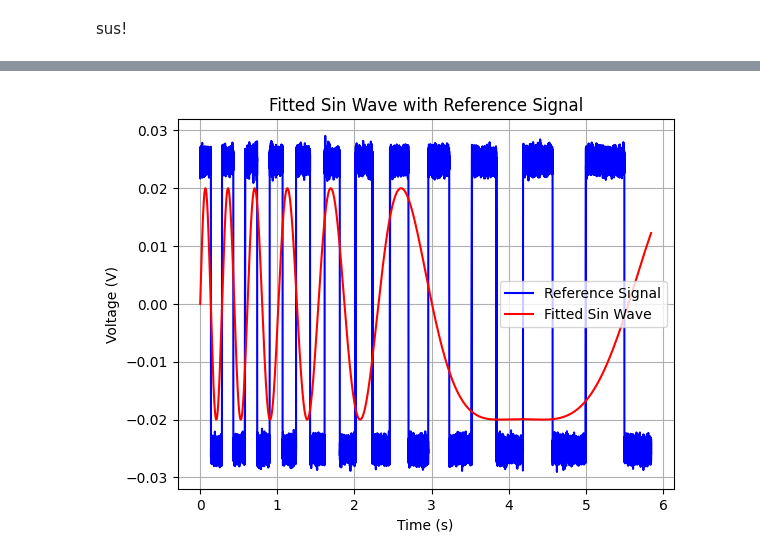
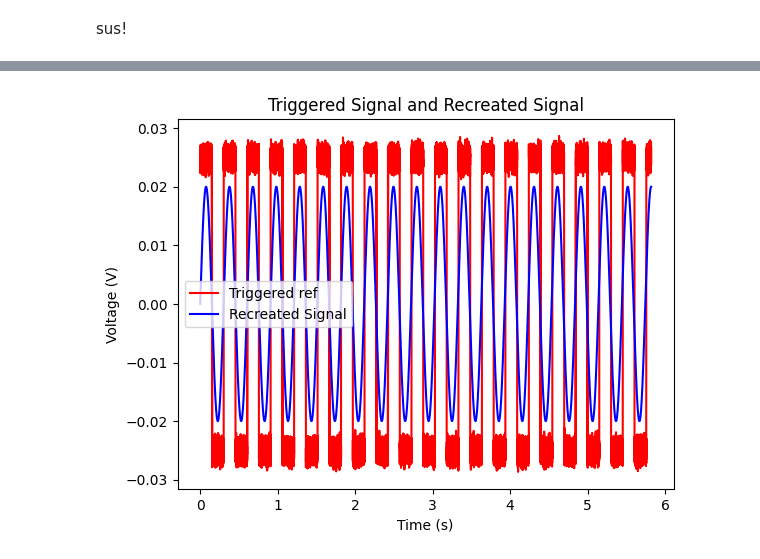
Before and after one commit to AdhilshaA/Lockin_expeyes, a Jupyter notebook: codes/sq_to_sin_virtual.ipynb, the cells around one changed output, grey strips where cells are left out. Drawn from its saved outputs; the diff is of its cells as text; code cells hidden in the pictures.

```diff
--- a/codes/sq_to_sin_virtual.ipynb
+++ b/codes/sq_to_sin_virtual.ipynb
@@ -27,13 +42,9 @@ plt.show()
 # %%
-# creating a sin wave with the frequency array
-y = 0.01*np.sin(2 * np.pi * f * t) + 0.0275
-
-# adding some noise to the signal
-y_noise = y + 0.001 * np.random.normal(size=t.size)
-
-# plot the signal
-plt.plot(t, y_noise, 'g',label='Noisy Signal')
-plt.plot(t, y, 'r',label='Original Signal')
+# plotting the current signal and the reference signal
+plt.plot(t, y, 'g',label='Noisy Signal')
+# plt.plot(t, y, 'r',label='Original Signal')
+plt.plot(t, y_square, 'b',label='Noisy Reference')
+# plt.plot(t, y_square, 'y',label='Original Reference')
 plt.title('Signal vs Time')
 plt.xlabel('Time (s)')
 plt.ylabel('Amplitude')
@@ -90,5 +56,7 @@ N_sample = 120000 # number of samples
 # %%
 # finding the first rise index and further indices where reference signal gradiant changes
+ref_data = np.array([t, y_square])
+sig_data = np.array([t, y])
 
 ref_sig_max = np.max(ref_data[1])
 ref_sig_min = np.min(ref_data[1])
@@ -168,0 +117,12 @@ plt.show()
+# %%
+# finding the frequency of the triggered square wave using the fft
+# yf = fft(triggered_ref)
+# xf = fftfreq(len(triggered_ref), 1 / freq_sampling)
+# freq = xf[np.argmax(np.abs(yf))]
+# print('Frequency of the triggered square wave:', freq, 'Hz')
+
+# fft on the original reference signal
+yf = fft(y_square)[1:]
+xf = fftfreq(N_sample, 1 / freq_sampling)[1:]
+freq = xf[np.argmax(np.abs(yf))]
+print('Frequency of the original square wave:', freq, 'Hz')
@@ -193,18 +133,14 @@ Decay Rate:  0.24099513786005533
 # %%
-# using the fit_fn to find the frequency at each time step
-fitted_frequency = f_i_obs * np.exp(-decay_rate_obs * triggered_time)
+# recreating the sine wave with the same frequency as the triggered square wave
+y = 0.02*np.sin(2 * np.pi * freq * triggered_time)
 
-# constructing a sin wave with the fitted frequency and the time and an amplitude of 0.025 (later 2V)
-fitted_sin_ref = 0.02 * np.sin(2 * np.pi * fitted_frequency * triggered_time)
-
-# plotting the fitted sin wave with reference signal
-plt.plot(triggered_time, triggered_ref, 'b', label='Reference Signal')
-plt.plot(triggered_time, fitted_sin_ref, 'r', label='Fitted Sin Wave')
+# plotting the triggered signal and the recreated sine wave
+plt.plot(triggered_time, triggered_ref, 'r', label='Triggered ref')
+plt.plot(triggered_time, y, 'b', label='Recreated Signal')
 plt.xlabel('Time (s)')
 plt.ylabel('Voltage (V)')
-plt.title('Fitted Sin Wave with Reference Signal')
+plt.title('Triggered Signal and Recreated Signal')
 plt.legend()
-plt.grid()
 plt.show()
 # %% [output]
-[figure, old version]
+[figure, new version]
```
Also changed, not shown: parts of 22 cells of this notebook, 6 other files.
